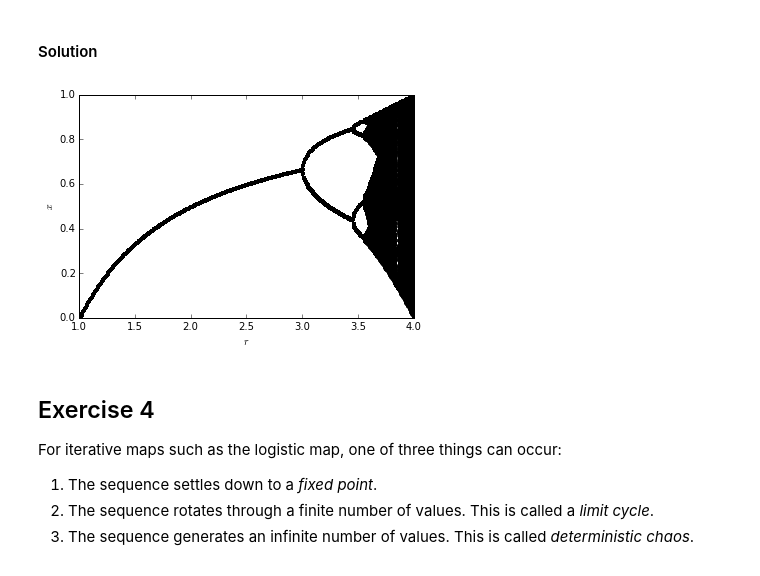
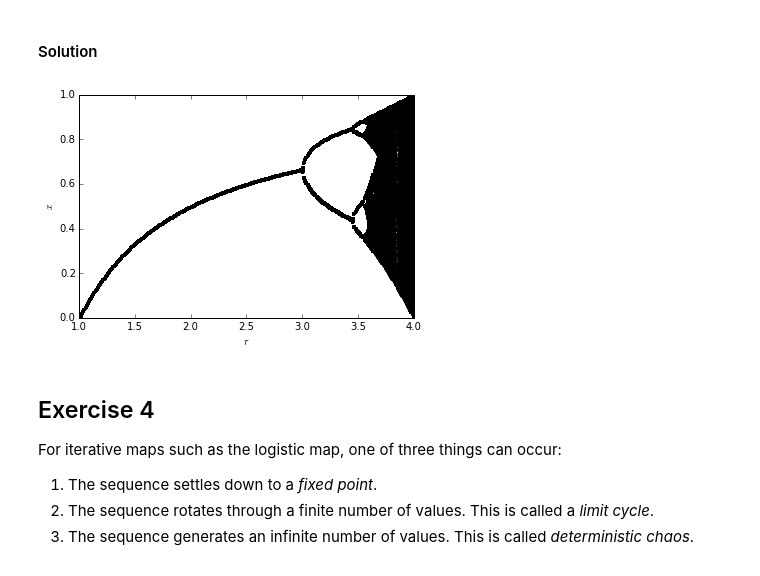
Before and after one commit to IanHawke/maths-with-python, a Jupyter notebook: ExercisesSolutions.ipynb, the cells around one changed output. Cells and saved outputs as stored; diff of their text form; code cells hidden in the pictures.

```diff
--- a/ExercisesSolutions.ipynb
+++ b/ExercisesSolutions.ipynb
@@ -778,19 +778,23 @@ Fix $x_0 = 0.5$. For each value of $r$ between $1$ and $4$, in steps of $0.01$,
 # %%
 import numpy
 from matplotlib import pyplot
 %matplotlib inline
 
-r_values = numpy.linspace(1.0, 4.0, 401)
+# This is the "best" way of doing it, but numpy hasn't been introduced yet
+# r_values = numpy.arange(1.0, 4.0, 0.01)
+r_values = []
+for i in range(302):
+    r_values.append(1.0 + 0.01 * i)
 x0 = 0.5
 N = 2000
 for r in r_values:
     sequence = logistic(x0, r, N)
     pyplot.plot(r*numpy.ones_like(sequence[1000:]), sequence[1000:], 'k.')
 pyplot.xlabel(r'$r$')
 pyplot.ylabel(r'$x$')
 pyplot.show()
 # %% [output]
-[figure, old version]
+[figure, new version]
 # %% [markdown]
 ## Exercise 4
 
```
Also changed, not shown: parts of 5 cells of this notebook, 4 other files.
